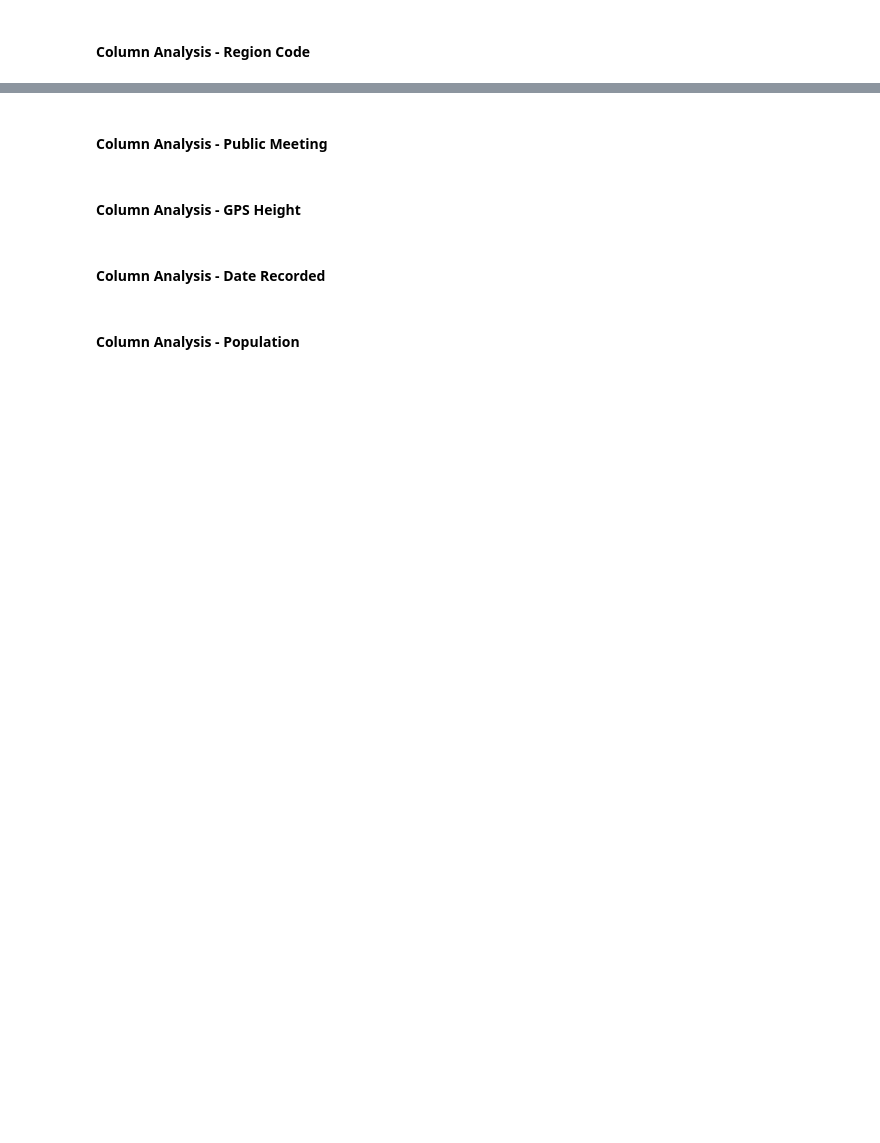
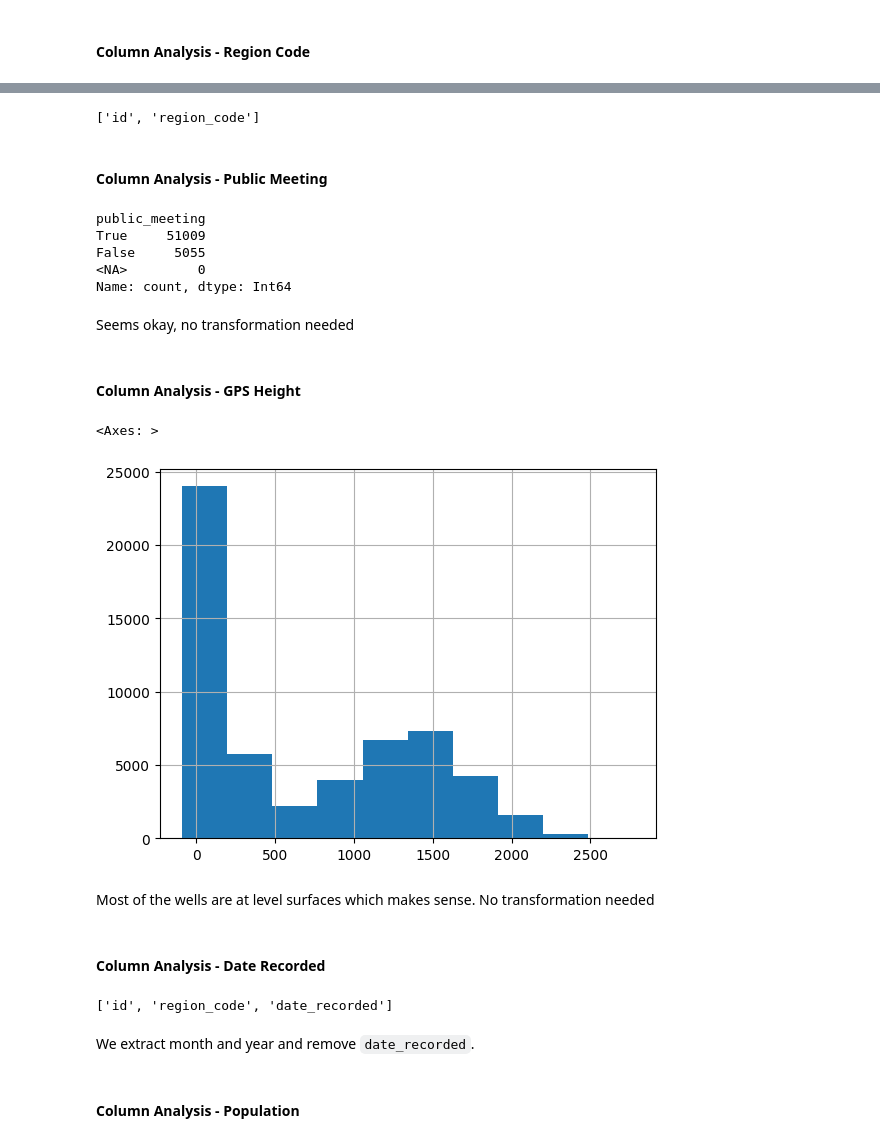
Before and after one commit to hardymunjal/MultiClass_Pump_Prediction, a Jupyter notebook: data_cleaning.ipynb, the cells around one changed output, grey strips where cells are left out. Saved outputs shown, nothing was run; the diff lists cells and outputs as text; code cells hidden in the pictures; blank space fills up the shorter version.

```diff
--- a/data_cleaning.ipynb
+++ b/data_cleaning.ipynb
@@ -934,8 +938,40 @@ Name: count, Length: 130, dtype: int64
+# %%
+drop_numerical_cols.append('region_code')
+drop_numerical_cols
+# %% [output]
+['id', 'region_code']
 # %% [markdown]
 #### Column Analysis - Public Meeting
+# %%
+cleaned_df.public_meeting.value_counts(dropna=False)
+# %% [output]
+public_meeting
+True     51009
+False     5055
+<NA>         0
+Name: count, dtype: Int64
+# %% [markdown]
+Seems okay, no transformation needed
 # %% [markdown]
 #### Column Analysis - GPS Height
+# %%
+cleaned_df.gps_height.value_counts()
+cleaned_df.gps_height.hist()
+# %% [output]
+<Axes: >
+[figure, added]
+# %% [markdown]
+Most of the wells are at level surfaces which makes sense. No transformation needed
 # %% [markdown]
 #### Column Analysis - Date Recorded
+# %%
+cleaned_df['year_recorded'] = pd.DatetimeIndex(cleaned_df['date_recorded']).year
+cleaned_df['month_recorded'] = pd.DatetimeIndex(cleaned_df['date_recorded']).month
+drop_numerical_cols.append('date_recorded')
+drop_numerical_cols
+# %% [output]
+['id', 'region_code', 'date_recorded']
+# %% [markdown]
+We extract month and year and remove `date_recorded`.
 # %% [markdown]
 #### Column Analysis - Population
```
Also changed, not shown: parts of 17 cells of this notebook, 1 other file.
